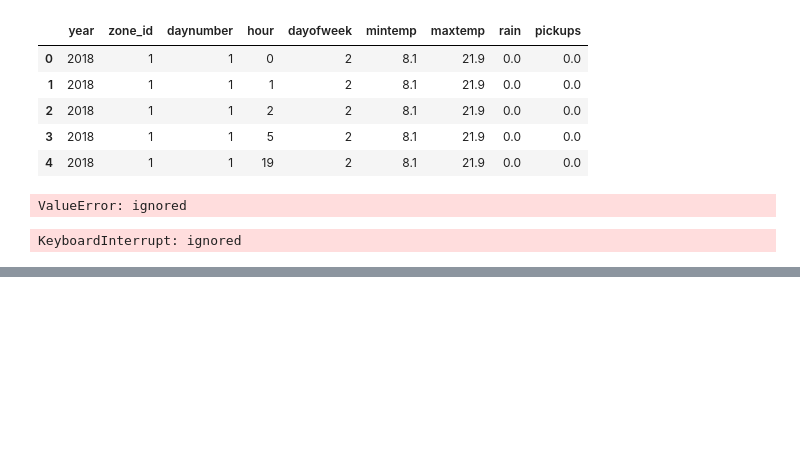
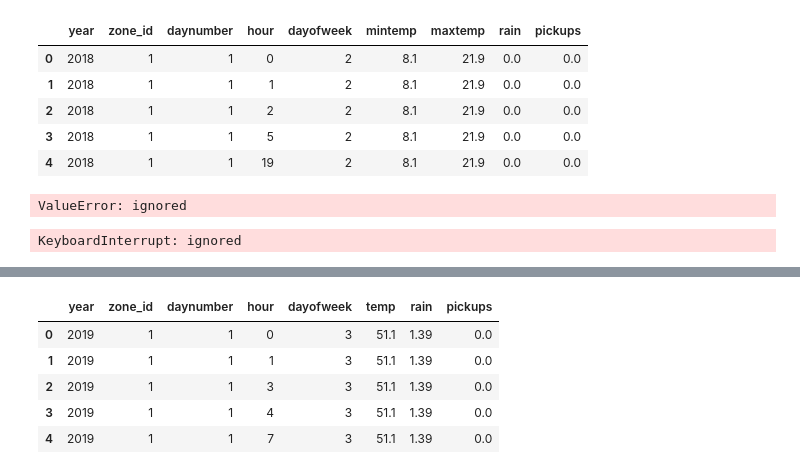
Before and after one commit to ssrbazpur/BigQuery, a Jupyter notebook: Model_Building_Final.ipynb, the cells around one changed output, grey strips where cells are left out. Cells and saved outputs as stored; diff of their text form; code cells hidden in the pictures; blank space fills up the shorter version.

```diff
--- a/Model_Building_Final.ipynb
+++ b/Model_Building_Final.ipynb
@@ -178,0 +213,16 @@ KeyboardInterrupt: ignored
+# %%
+#DROP p
+df2.drop('mintemp', axis=1, inplace=True)
+df2.drop('maxtemp', axis=1, inplace=True)
+df2.drop('latitude', axis=1, inplace=True)
+df2.drop('longitude', axis=1, inplace=True)
+df2.drop('time', axis=1, inplace=True)
+# %%
+df2.head()
+# %% [output]
+|  | year | zone_id | daynumber | hour | dayofweek | temp | rain | pickups |
+| 0 | 2019 | 1 | 1 | 0 | 3 | 51.1 | 1.39 | 0.0 |
+| 1 | 2019 | 1 | 1 | 1 | 3 | 51.1 | 1.39 | 0.0 |
+| 2 | 2019 | 1 | 1 | 3 | 3 | 51.1 | 1.39 | 0.0 |
+| 3 | 2019 | 1 | 1 | 4 | 3 | 51.1 | 1.39 | 0.0 |
+| 4 | 2019 | 1 | 1 | 7 | 3 | 51.1 | 1.39 | 0.0 |
```
Also changed, not shown: parts of 18 cells of this notebook.
